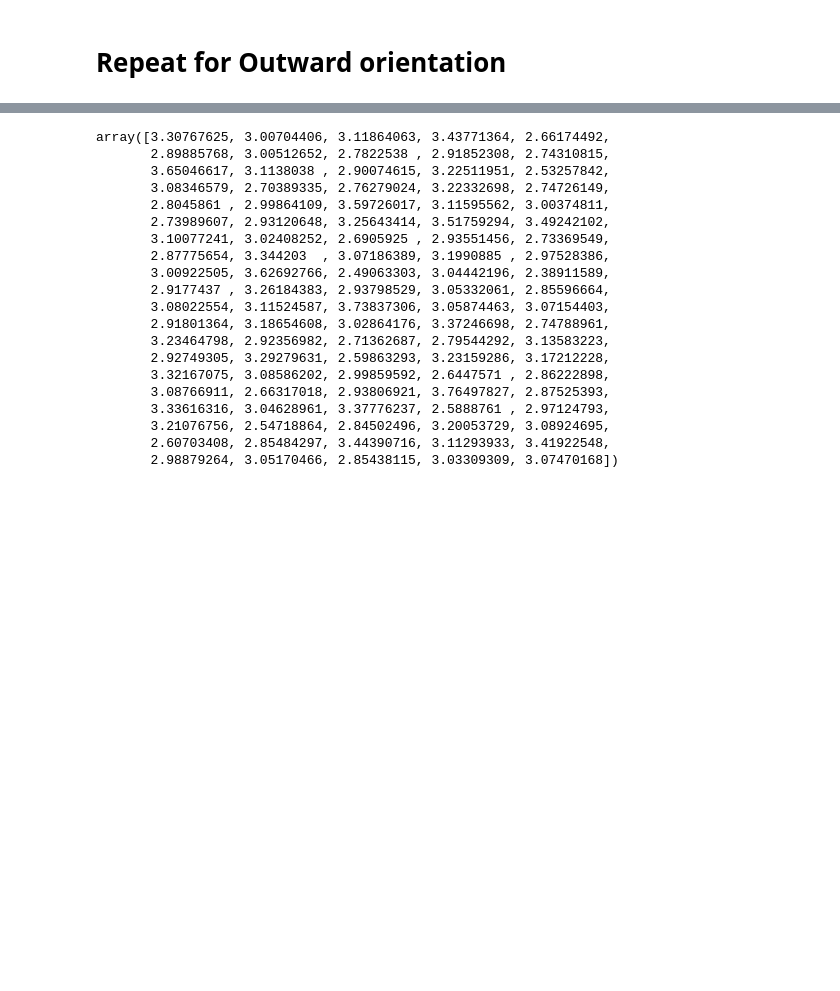
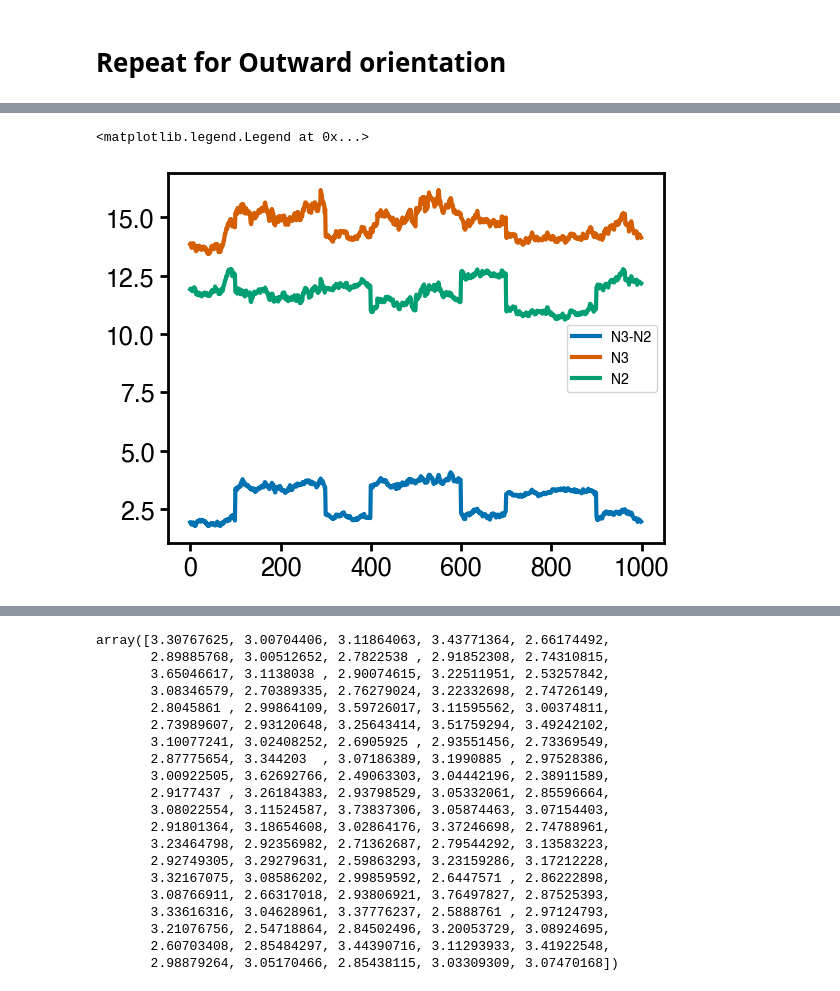
Before and after one commit to arianabrenner/clerkin_thesis_analysis, a Jupyter notebook: schlick_structs_to_microc.ipynb, the cells around one changed output, grey strips where cells are left out. Drawn from its saved outputs; the diff is of its cells as text; code cells hidden in the pictures; blank space fills up the shorter version.

```diff
--- a/schlick_structs_to_microc.ipynb
+++ b/schlick_structs_to_microc.ipynb
@@ -865,0 +959,28 @@ plt.show()
+# %%
+# Get the average N+3 distance by snapshot
+dfs_dir = '/ru-auth/local/home/abrenner/myscratch/data_from_schlick/44_D/44bp_1_025/dfs/'
+dists_44 = process_trajectory_out(dfs_dir, total_snaps, nucs)
+n3_means_44 = np.mean(dists_44[4], axis=1)
+n2_means_44 = np.mean(dists_44[3], axis=1)
+
+dfs_dir = '/ru-auth/local/home/abrenner/myscratch/data_from_schlick/44_D/44bp_0_1/dfs/'
+dists_44_low = process_trajectory_out(dfs_dir, total_snaps, nucs)
+n3_means_44_low = np.mean(dists_44_low[4], axis=1)
+n2_means_44_low = np.mean(dists_44_low[3], axis=1)
+diffs44_low = n3_means_44_low-n2_means_44_low
+
+dfs_dir = '/ru-auth/local/home/abrenner/myscratch/data_from_schlick/26_D/26bp_0_1/dfs/'
+dists_26 = process_trajectory_out(dfs_dir, total_snaps, nucs)
+n3_means_26 = np.mean(dists_26[4], axis=1)
+n2_means_26 = np.mean(dists_26[3], axis=1)
+# %%
+# Interesting difference between N+3 and N+2 distance.
+# May show topoisomer switching
+diffs44 = n3_means_44-n2_means_44
+plt.plot(diffs44, label = 'N3-N2')
+plt.plot(n3_means_44, label = 'N3')
+plt.plot(n2_means_44, label = 'N2')
+plt.legend()
+# %% [output]
+<matplotlib.legend.Legend at 0x...>
+[figure, added]
```
Also changed, not shown: parts of 19 cells of this notebook.
